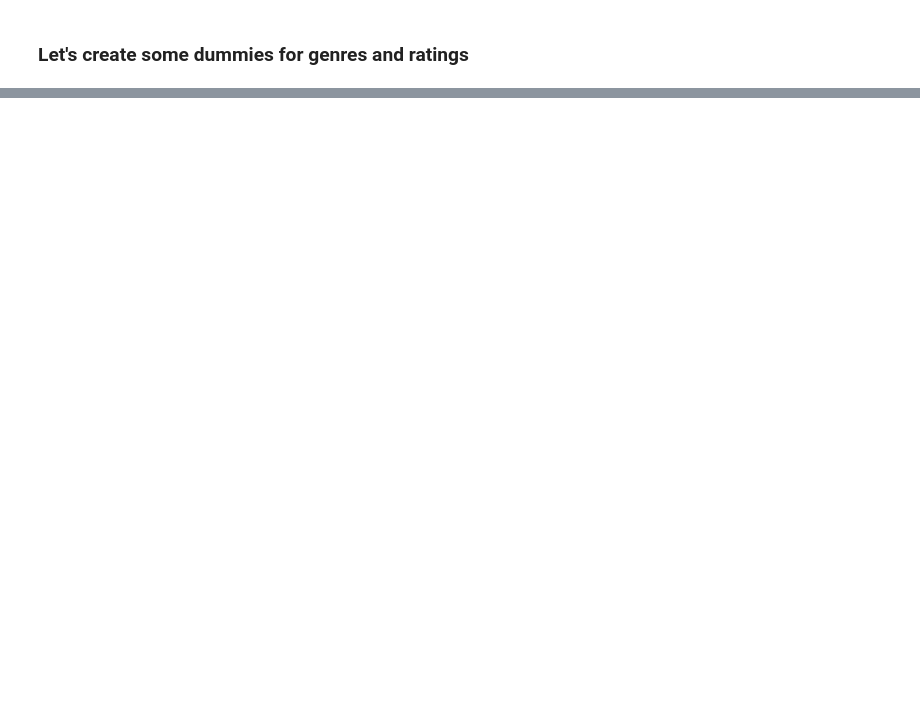
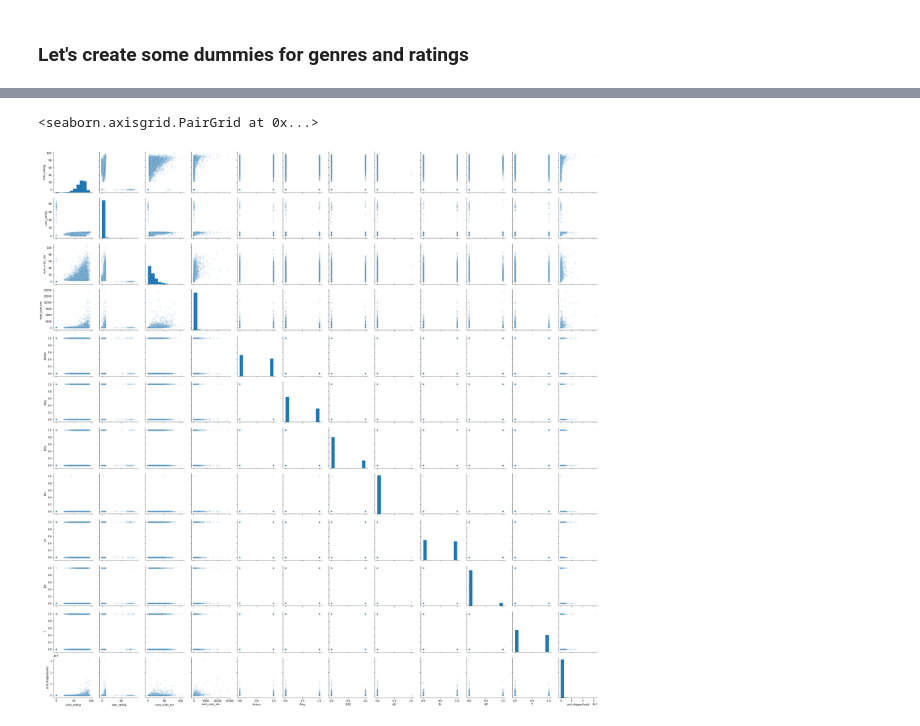
Before and after one commit to Animaznman/metametacriticcritic, a Jupyter notebook: Metametacriticcritic.ipynb, the cells around one changed output, grey strips where cells are left out. Drawn from its saved outputs; the diff is of its cells as text; code cells hidden in the pictures; blank space fills up the shorter version.

```diff
--- a/Metametacriticcritic.ipynb
+++ b/Metametacriticcritic.ipynb
@@ -478,0 +428,5 @@ sns.heatmap(correlations,cmap='coolwarm',annot=True)
+# %%
+sns.pairplot(meta_vg,plot_kws=dict(alpha=.1))
+# %% [output]
+<seaborn.axisgrid.PairGrid at 0x...>
+[figure, added]
```
Also changed, not shown: parts of 77 cells of this notebook.
